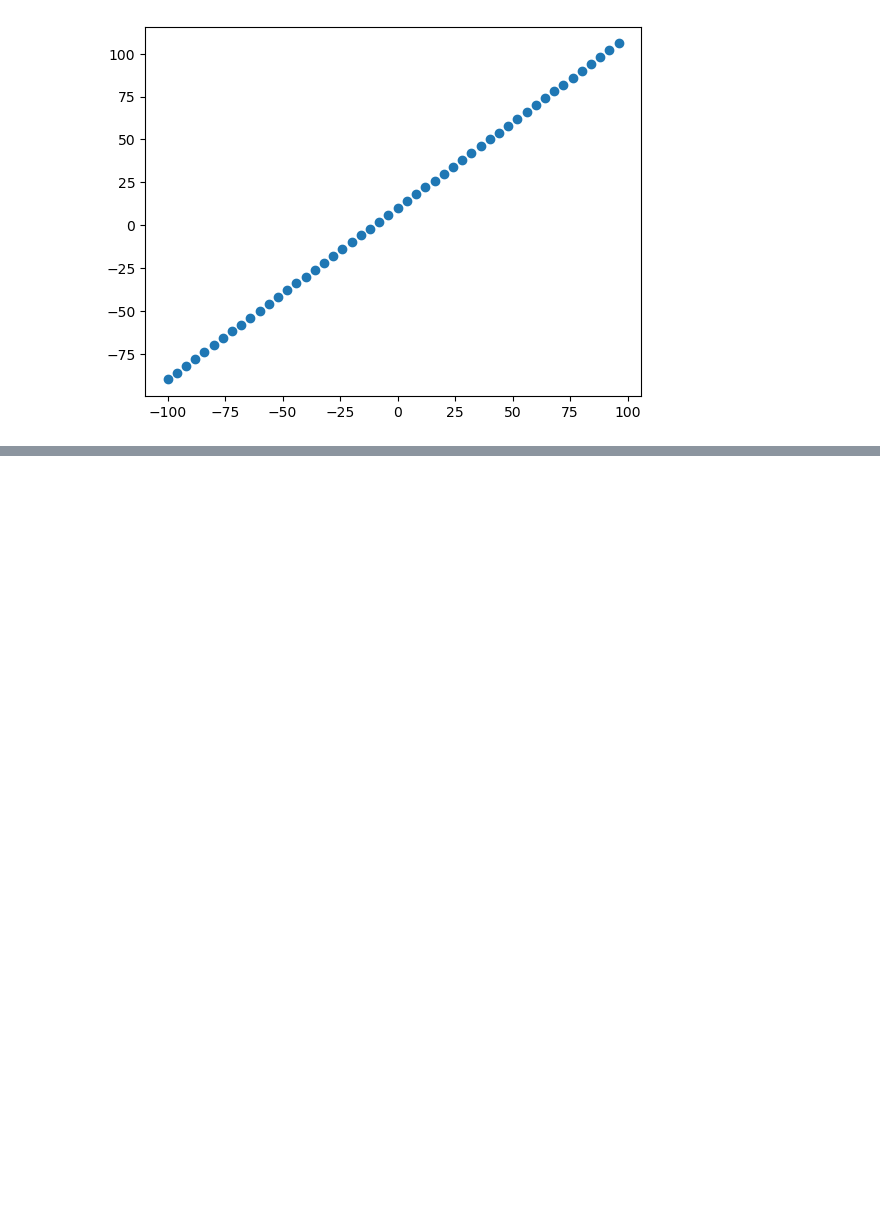
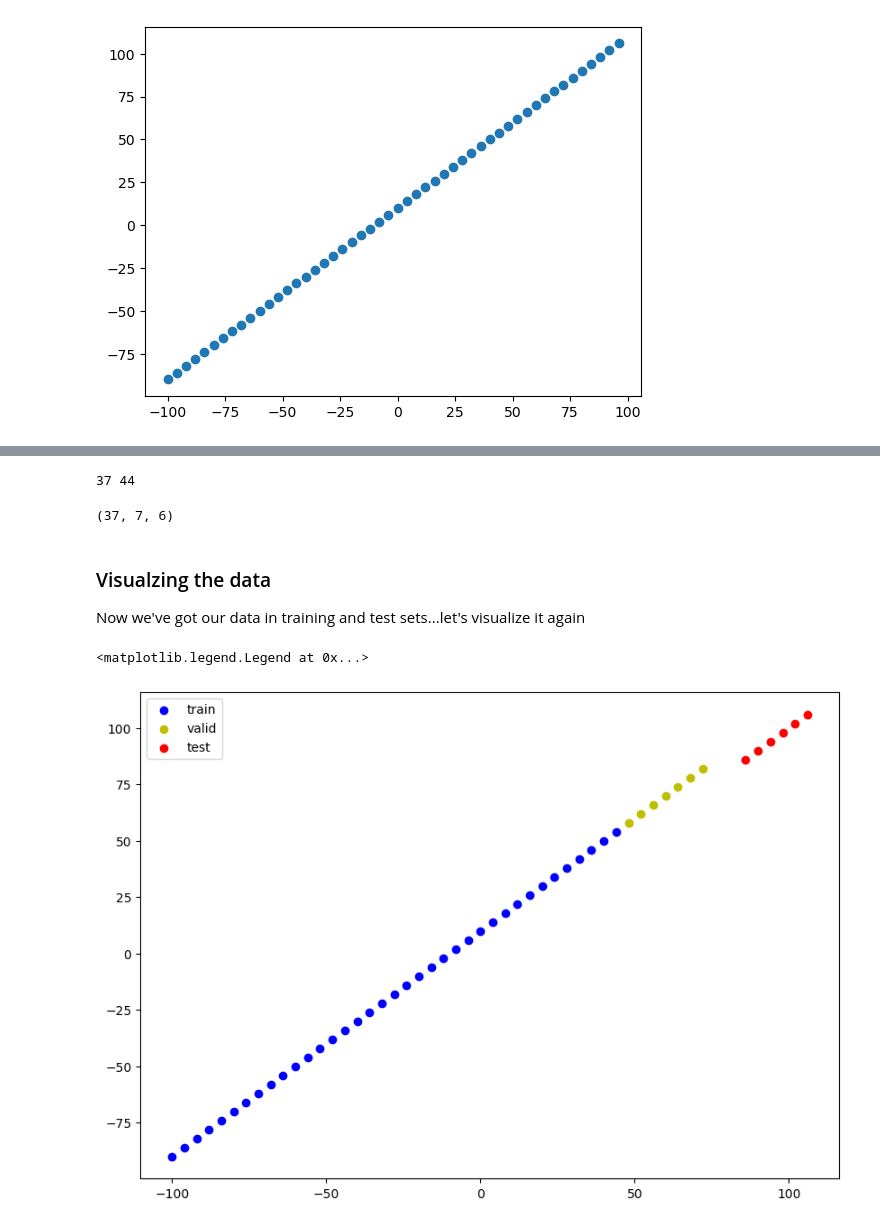
Before and after one commit to mageshyt/Machine-Learning-2023, a Jupyter notebook: Deep learning/01_neural_network_regression_in_tensorflow.ipynb, the cells around one changed output, grey strips where cells are left out. Drawn from its saved outputs; the diff is of its cells as text; code cells hidden in the pictures; blank space fills up the shorter version.

```diff
--- a/Deep learning/01_neural_network_regression_in_tensorflow.ipynb
+++ b/Deep learning/01_neural_network_regression_in_tensorflow.ipynb
@@ -234,9 +242,33 @@ plt.scatter(X,y)
 # split the dataset
 # 80% training and 20% for testing
 
-train=int(len(X) *0.8)
-test=int(len(X)-train)
+train=int(len(X) *0.75) # 75%
+valid=train+int(len(X)*0.15) # 15 %
 
-x_train,x_test=X[0:train],X[test:]
+print(train,valid, )
+x_train,y_train=X[0:train],y[:train]
+x_valid,y_valid=X[train:valid],y[train:valid]
+x_test,y_test=y[valid:],y[valid:]
 
-x_train,x_test=y[0:train],y[test:]
+len(x_train),len(x_valid),len(x_test)
+# %% [output]
+37 44
+(37, 7, 6)
+# %% [markdown]
+### Visualzing the data
+
+Now we've got our data in training and test sets...let's visualize it again
+# %%
+plt.figure(figsize=(10,7))
+
+# plot train
+plt.scatter(x_train,y_train,c="b",label="Traning data")
+
+plt.scatter(x_valid,y_valid,c="y",label="valid data")
+
+plt.scatter(x_test,y_test,c="r",label="valid data")
+
+plt.legend(["train","valid","test"])
+# %% [output]
+<matplotlib.legend.Legend at 0x...>
+[figure, added]
```
Also changed, not shown: parts of 11 cells of this notebook.
